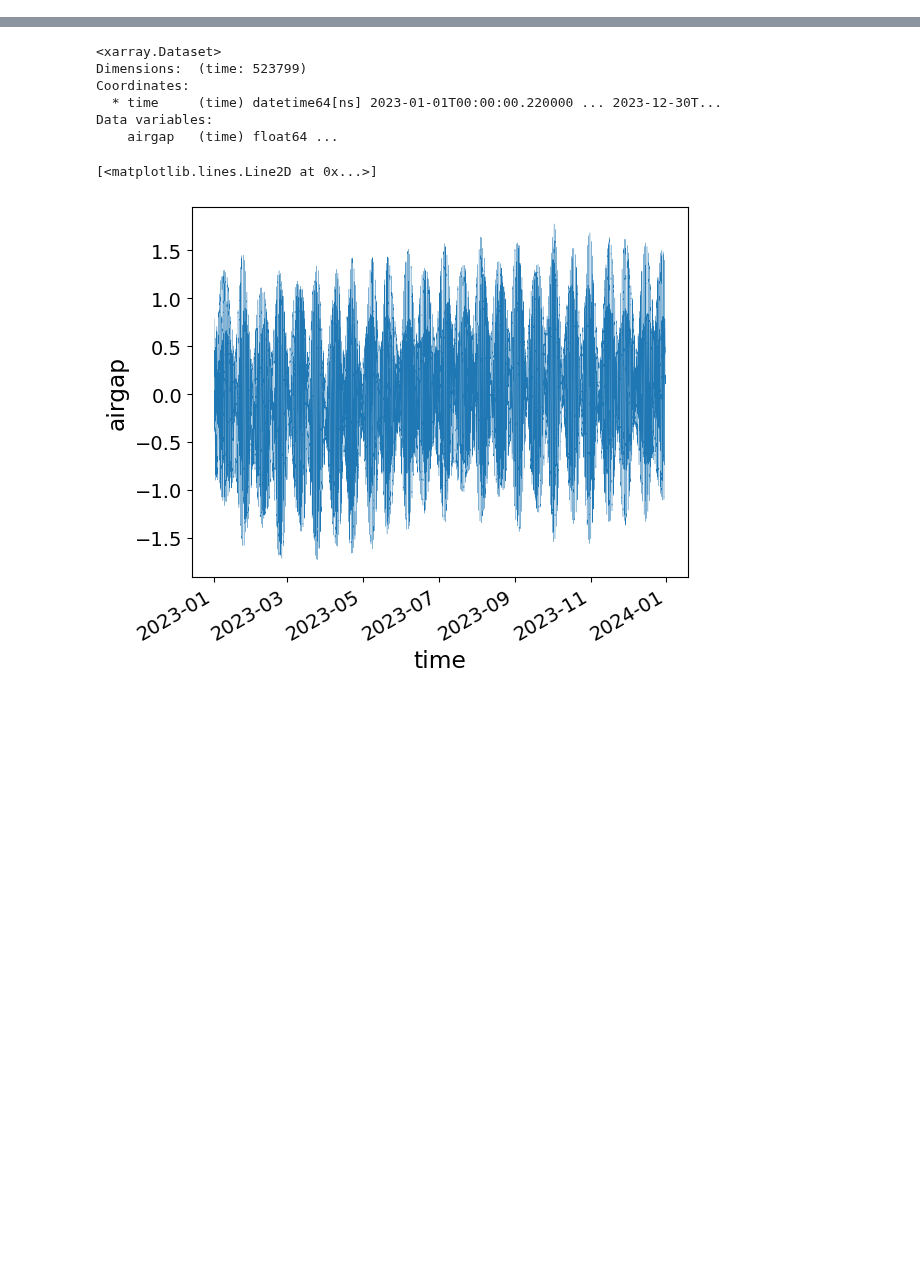
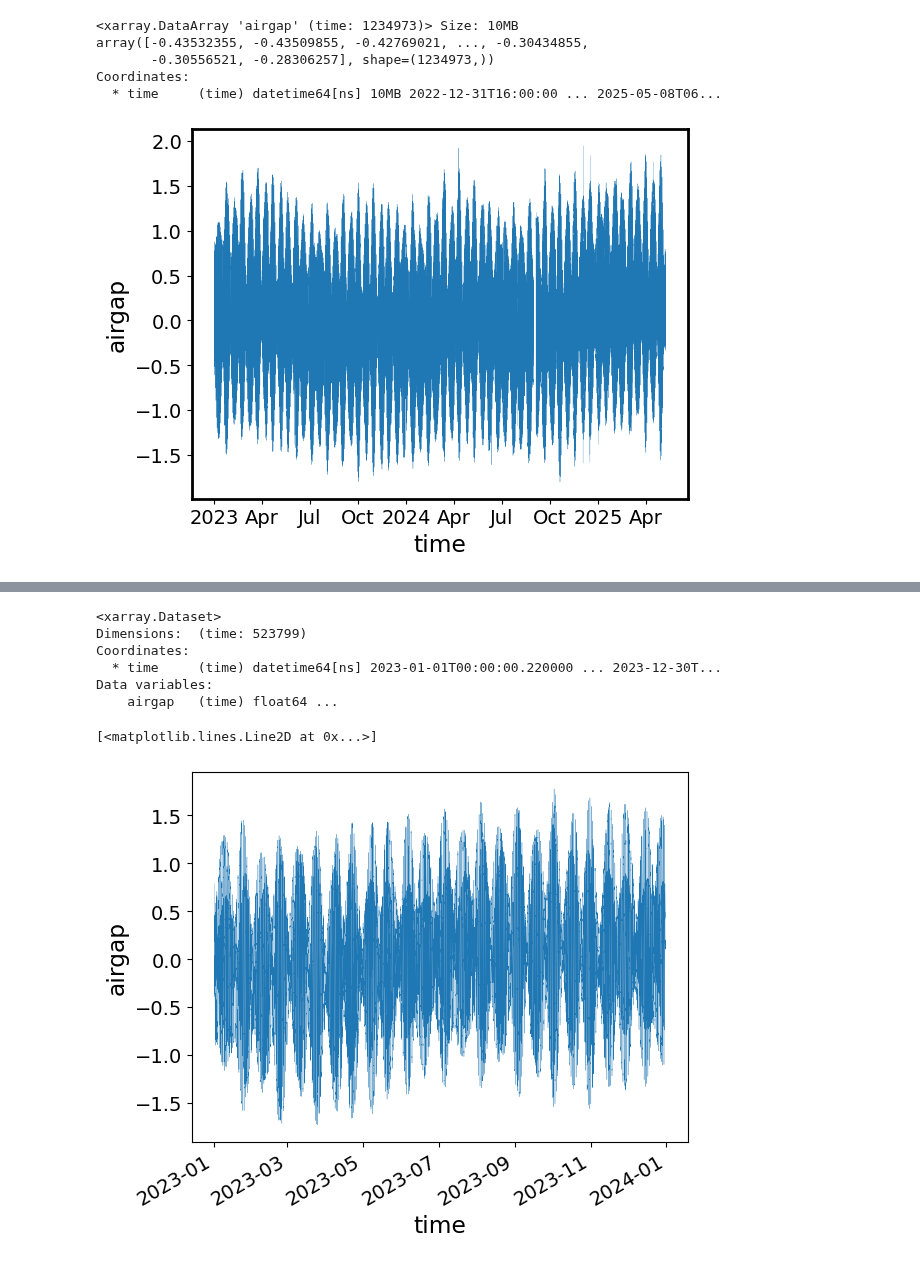
Before and after one commit to TIDE-ITRH/swot_adac_naust, a Jupyter notebook: NOTEBOOKS/play_w_NRA_airgap.ipynb, the cells around one changed output, grey strips where cells are left out. Cells and saved outputs as stored; diff of their text form; code cells hidden in the pictures; blank space fills up the shorter version.

```diff
--- a/NOTEBOOKS/play_w_NRA_airgap.ipynb
+++ b/NOTEBOOKS/play_w_NRA_airgap.ipynb
@@ -11,0 +35,23 @@ plt.rcParams['pcolor.shading']='auto'
+# %%
+time = ds['Timestamp (UTC+8)'].values
+
+time_utc = time - np.timedelta64(8*3600, 's')
+
+dt = (time[1:]-time[:-1]).mean()
+dtsec = dt.astype(float)*1e-9
+
+# Important ssh = -1*airgap i.e. airgap grows when water level drops
+ssh  = -ds['airgap'] + ds['airgap'].mean()
+
+ssh = ssh.rename({'Timestamp (UTC+8)':'time'})
+ssh['time'] = time_utc
+
+ssh.plot(lw=0.2)
+ssh
+# %% [output]
+<xarray.DataArray 'airgap' (time: 1234973)> Size: 10MB
+array([-0.43532355, -0.43509855, -0.42769021, ..., -0.30434855,
+       -0.30556521, -0.28306257], shape=(1234973,))
+Coordinates:
+  * time     (time) datetime64[ns] 10MB 2022-12-31T16:00:00 ... 2025-05-08T06...
+[figure, added]
```
Also changed, not shown: parts of 11 cells of this notebook, 4 other files.
